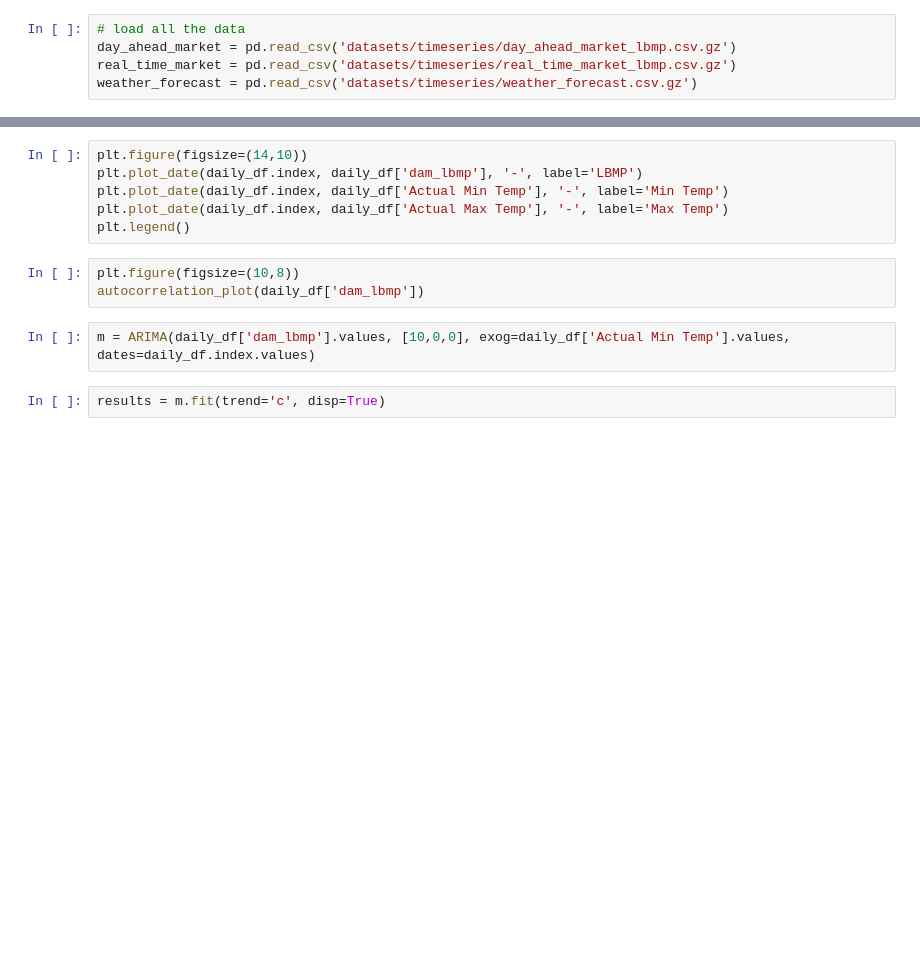
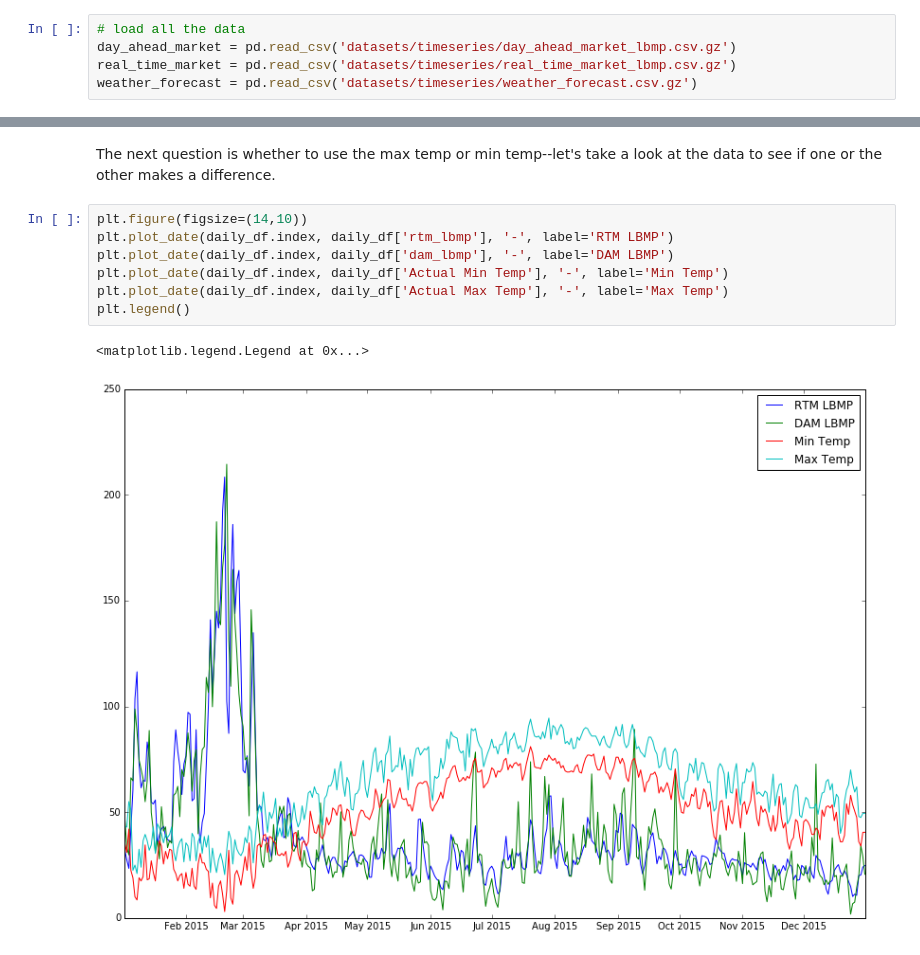
Before and after one commit to adicu/AccessibleML, a Jupyter notebook: 3. Timeseries Regression.ipynb, the cells around one changed output, grey strips where cells are left out. Drawn from its saved outputs; the diff is of its cells as text; blank space fills up the shorter version.

```diff
--- a/3. Timeseries Regression.ipynb
+++ b/3. Timeseries Regression.ipynb
@@ -71,13 +315,12 @@ daily_df = dam_rtm_act_df.resample('D', how='mean')
+# %% [markdown]
+The next question is whether to use the max temp or min temp--let's take a look at the data to see if one or the other makes a difference.
 # %%
 plt.figure(figsize=(14,10))
-plt.plot_date(daily_df.index, daily_df['dam_lbmp'], '-', label='LBMP')
+plt.plot_date(daily_df.index, daily_df['rtm_lbmp'], '-', label='RTM LBMP')
+plt.plot_date(daily_df.index, daily_df['dam_lbmp'], '-', label='DAM LBMP')
 plt.plot_date(daily_df.index, daily_df['Actual Min Temp'], '-', label='Min Temp')
 plt.plot_date(daily_df.index, daily_df['Actual Max Temp'], '-', label='Max Temp')
 plt.legend()
+# %% [output]
+<matplotlib.legend.Legend at 0x...>
+[figure, added]
-# %%
-plt.figure(figsize=(10,8))
-autocorrelation_plot(daily_df['dam_lbmp'])
-# %%
-m = ARIMA(daily_df['dam_lbmp'].values, [10,0,0], exog=daily_df['Actual Min Temp'].values, dates=daily_df.index.values)
-# %%
-results = m.fit(trend='c', disp=True)
```
Also changed, not shown: parts of 52 cells of this notebook.
